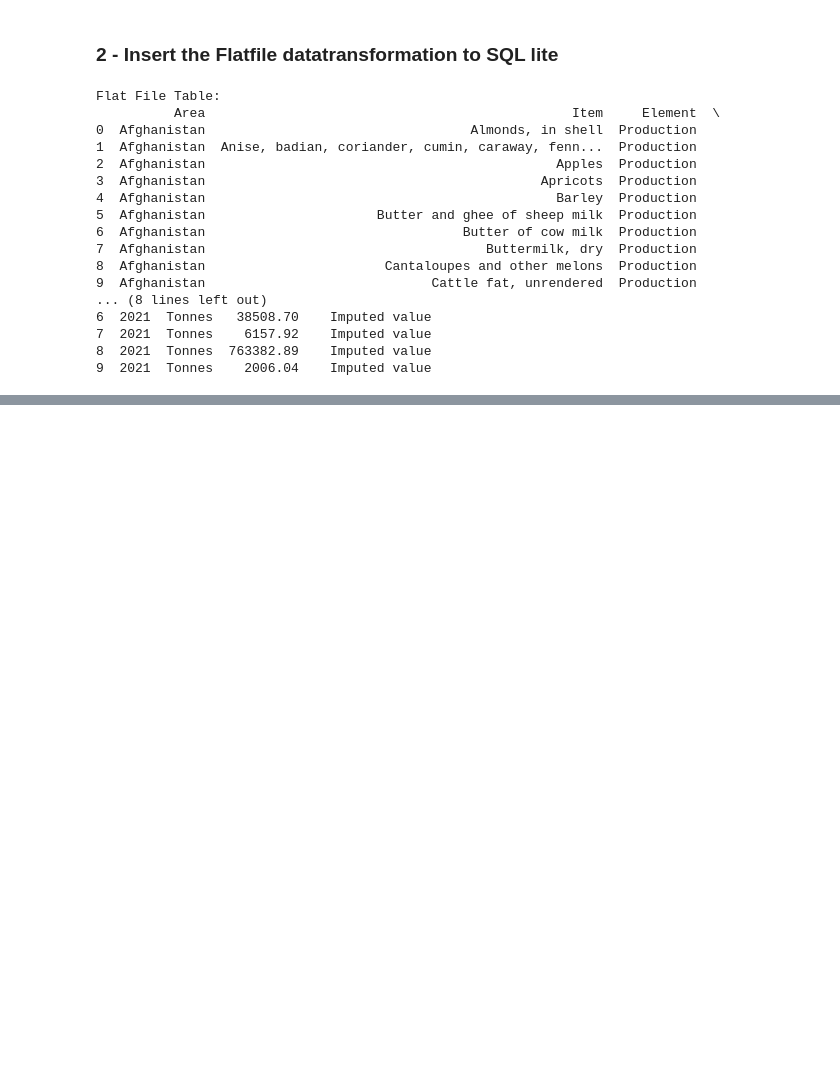
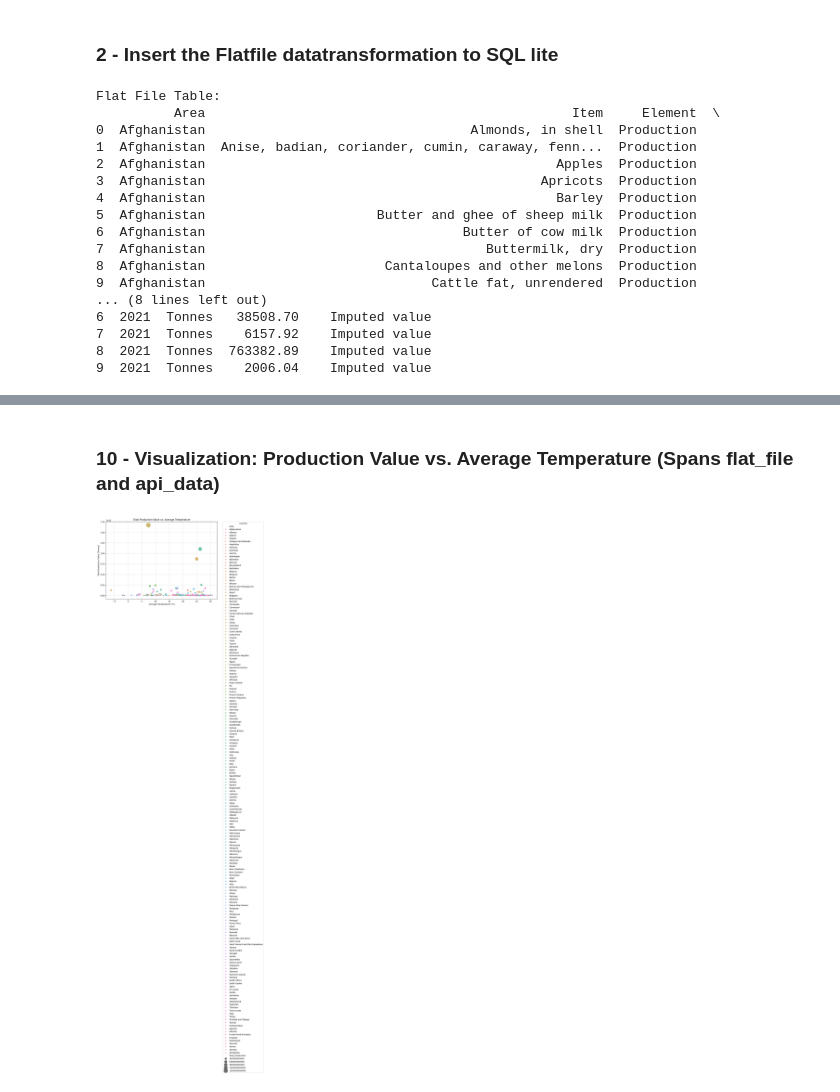
Before and after one commit to surenther/Data-Wrangling, a Jupyter notebook: Week 11-12/Final Project/Surenther_DSC540_Milestone5.ipynb, the cells around one changed output, grey strips where cells are left out. Drawn from its saved outputs; the diff is of its cells as text; code cells hidden in the pictures; blank space fills up the shorter version.

```diff
--- a/Week 11-12/Final Project/Surenther_DSC540_Milestone5.ipynb
+++ b/Week 11-12/Final Project/Surenther_DSC540_Milestone5.ipynb
@@ -65,0 +237,20 @@ Flat File Table:
+# %% [markdown]
+### 10 - Visualization: Production Value vs. Average Temperature (Spans flat_file and api_data)
+# %%
+# Aggregate production value by Area for a scatter plot
+df_prod_temp = merged_df.groupby('Area').agg(
+    Total_Production=('Value', 'sum'),
+    Avg_Temp_C=('Avg_Temp_C', 'mean')
+    ).reset_index().dropna()
+
+plt.figure(figsize=(10, 7))
+sns.scatterplot(x='Avg_Temp_C', y='Total_Production', data=df_prod_temp, hue='Area', size='Total_Production', sizes=(50, 500), alpha=0.7)
+plt.title('Total Production Value vs. Average Temperature')
+plt.xlabel('Average Temperature (°C)')
+plt.ylabel('Total Production Value (Tonnes)')
+plt.grid(True, linestyle='--', alpha=0.6)
+plt.legend(title='Country', bbox_to_anchor=(1.05, 1), loc='upper left', borderaxespad=0.)
+plt.tight_layout()
+plt.show()
+# %% [output]
+[figure, added]
```
Also changed, not shown: parts of 26 cells of this notebook.
